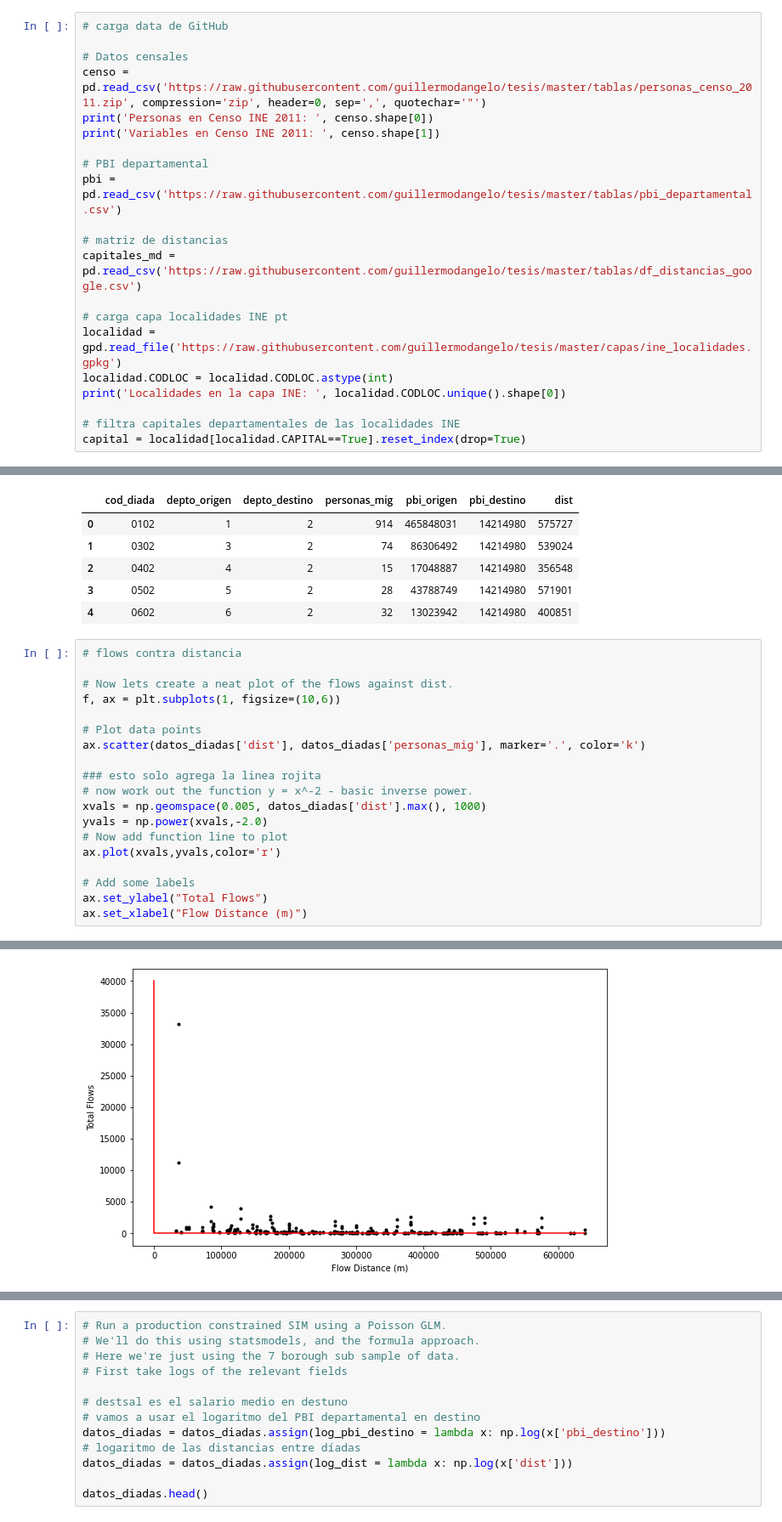
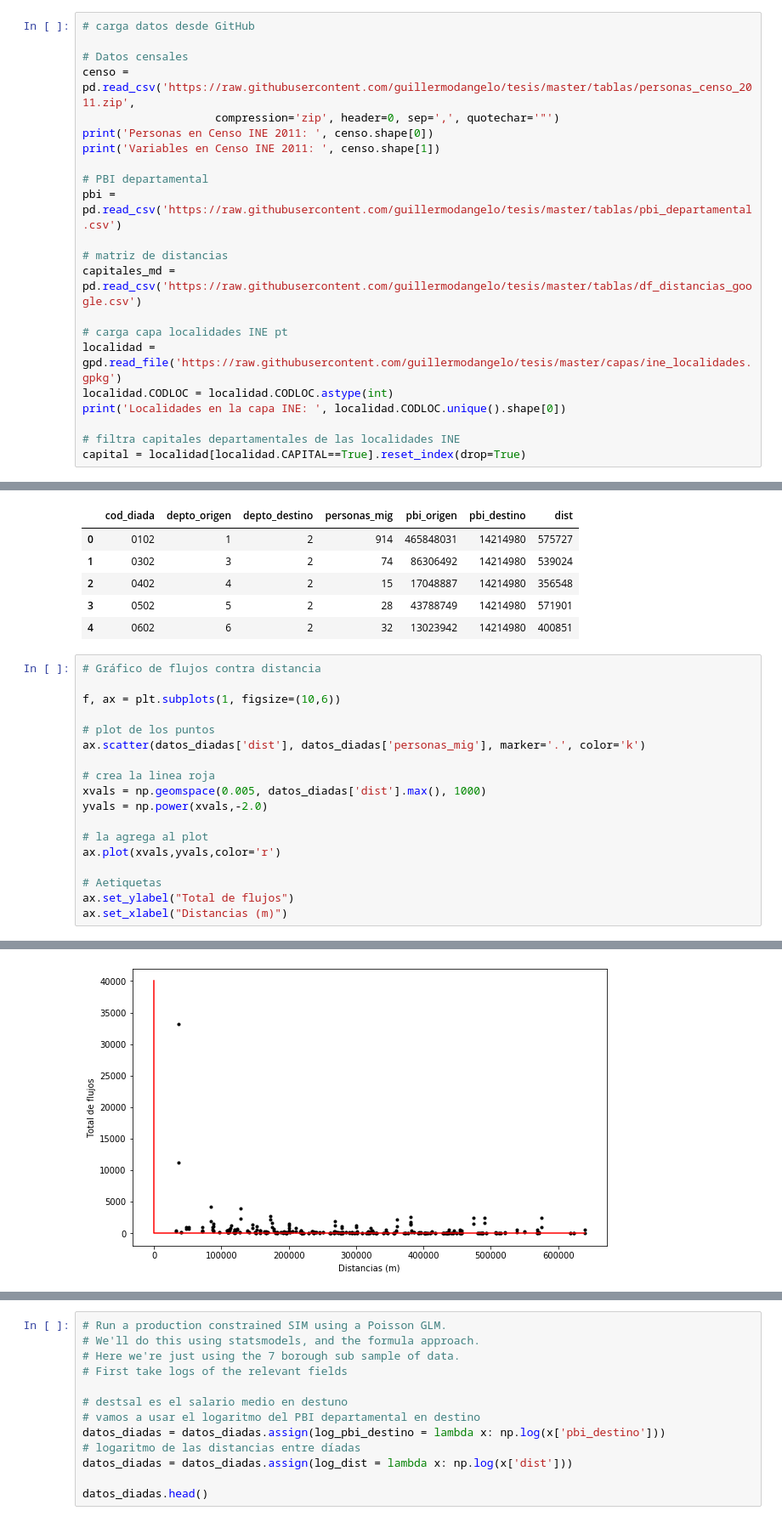
Before and after one commit to guillermodangelo/tesis, a Jupyter notebook: 02-metodologia.ipynb, the cells around one changed output, grey strips where cells are left out. Shown at 85% size. Saved outputs shown, nothing was run; the diff lists cells and outputs as text.

```diff
--- a/02-metodologia.ipynb
+++ b/02-metodologia.ipynb
@@ -44,8 +36,9 @@ export_prueba.csv         personas_censo_2011.zip
 # %%
-# carga data de GitHub
+# carga datos desde GitHub
 
 # Datos censales
-censo = pd.read_csv('https://raw.githubusercontent.com/guillermodangelo/tesis/master/tablas/personas_censo_2011.zip', compression='zip', header=0, sep=',', quotechar='"')
+censo = pd.read_csv('https://raw.githubusercontent.com/guillermodangelo/tesis/master/tablas/personas_censo_2011.zip',
+                    compression='zip', header=0, sep=',', quotechar='"')
 print('Personas en Censo INE 2011: ', censo.shape[0])
 print('Variables en Censo INE 2011: ', censo.shape[1])
 
@@ -224,22 +199,21 @@ datos_diadas.head()
 | 3 | 0502 | 5 | 2 | 28 | 43788749 | 14214980 | 571901 |
 | 4 | 0602 | 6 | 2 | 32 | 13023942 | 14214980 | 400851 |
 # %%
-# flows contra distancia
+# Gráfico de flujos contra distancia
 
-# Now lets create a neat plot of the flows against dist.
 f, ax = plt.subplots(1, figsize=(10,6))
 
-# Plot data points
+# plot de los puntos
 ax.scatter(datos_diadas['dist'], datos_diadas['personas_mig'], marker='.', color='k')
 
-### esto solo agrega la linea rojita
-# now work out the function y = x^-2 - basic inverse power.
+# crea la linea roja
 xvals = np.geomspace(0.005, datos_diadas['dist'].max(), 1000)
 yvals = np.power(xvals,-2.0)
-# Now add function line to plot
+
+# la agrega al plot
 ax.plot(xvals,yvals,color='r')
 
-# Add some labels
-ax.set_ylabel("Total Flows")
-ax.set_xlabel("Flow Distance (m)")
+# Aetiquetas
+ax.set_ylabel("Total de flujos")
+ax.set_xlabel("Distancias (m)")
 # %% [output]
@@ -247 +221 @@ Text(0.5, 0, 'Flow Distance (m)')
-[figure, old version]
+[figure, new version]
```
Also changed, not shown: parts of 18 cells of this notebook.
